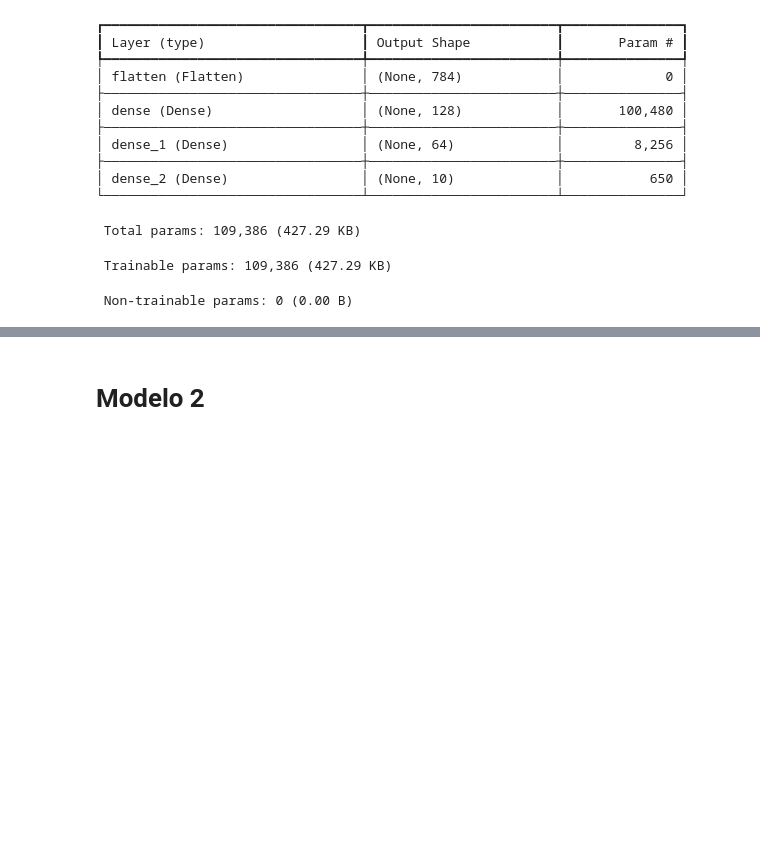
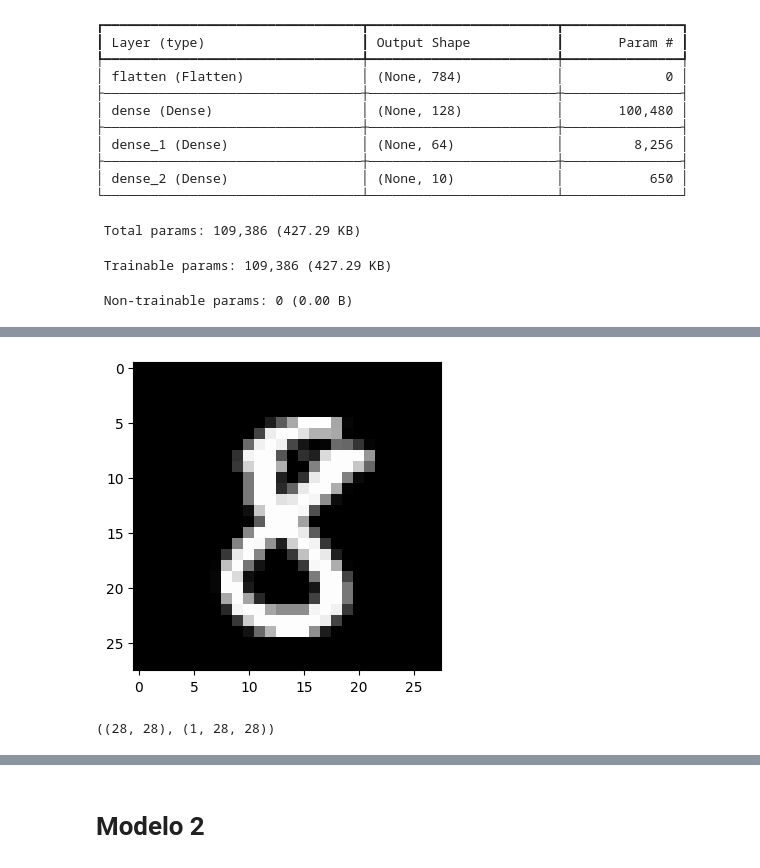
Before and after one commit to richi1325/MAC-SI-2027-1, a Jupyter notebook: Clase_07/02_Computer_Vision_MNIST_Intro.ipynb, the cells around one changed output, grey strips where cells are left out. Drawn from its saved outputs; the diff is of its cells as text; code cells hidden in the pictures; blank space fills up the shorter version.

```diff
--- a/Clase_07/02_Computer_Vision_MNIST_Intro.ipynb
+++ b/Clase_07/02_Computer_Vision_MNIST_Intro.ipynb
@@ -176,0 +180,11 @@ plt.show()
+# %%
+# Predicción
+plt.figure(figsize=(4,4))
+plt.imshow(X_test[0], cmap="gray", vmin = 0, vmax=1.0)
+plt.show()
+# %% [output]
+[figure, added]
+# %%
+X_test[0].shape, X_test[0].reshape(1, 28, 28).shape
+# %% [output]
+((28, 28), (1, 28, 28))
```
Also changed, not shown: parts of 9 cells of this notebook, 1 other file.
